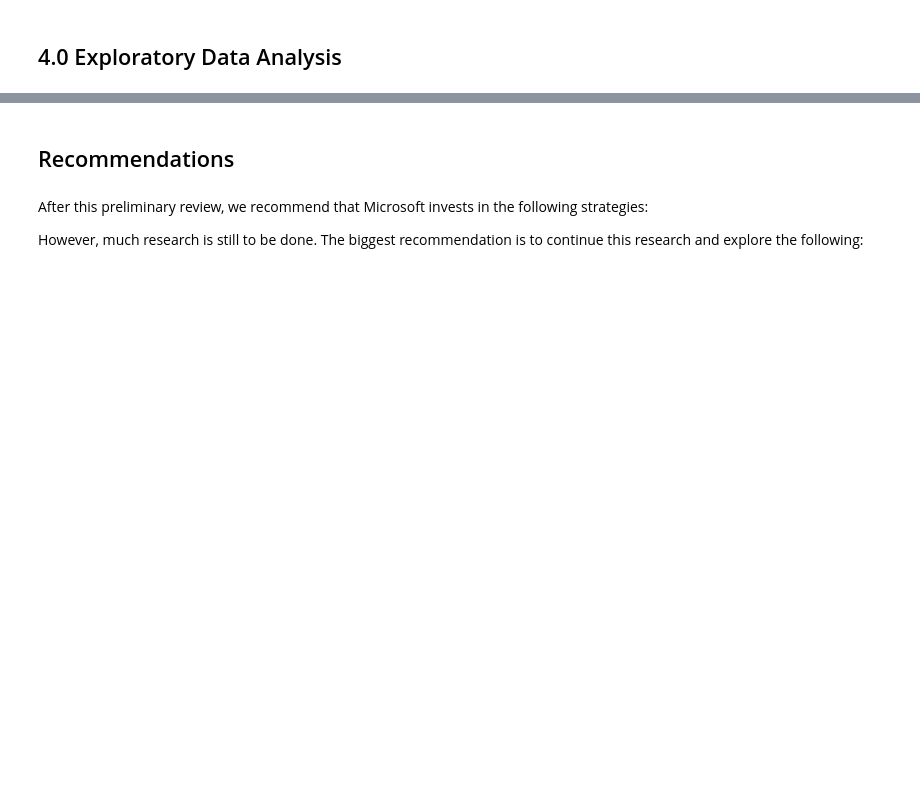
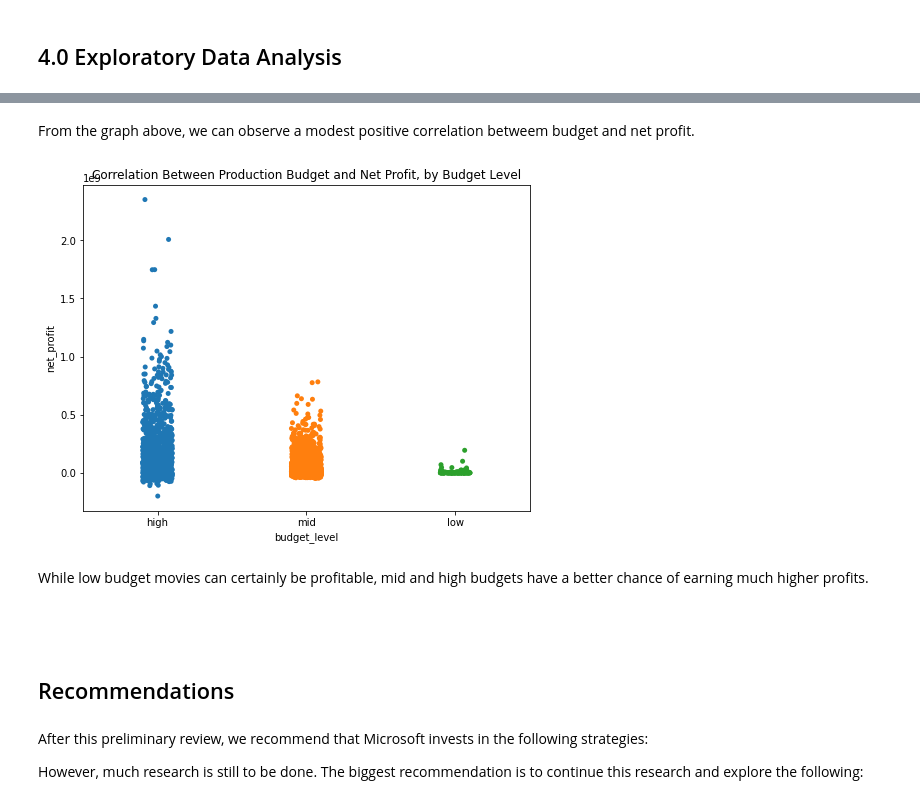
Before and after one commit to valentinav21/microsoft-movie-analysis, a Jupyter notebook: notebook.ipynb, the cells around one changed output, grey strips where cells are left out. Saved outputs shown, nothing was run; the diff lists cells and outputs as text; code cells hidden in the pictures; blank space fills up the shorter version.

```diff
--- a/notebook.ipynb
+++ b/notebook.ipynb
@@ -658,3 +651,20 @@ First, lets examine what correlation, if any, does profit have with budget and R
+# %% [markdown]
+From the graph above, we can observe a modest positive correlation betweem budget and net profit.
+# %%
+# Set the width and height
+plt.figure(figsize=(8,6))
+
+#Add title
+plt.title('Correlation Between Production Budget and Net Profit, by Budget Level')
+
+#Create plot
+sns.stripplot(x=numbers_df['budget_level'],y=numbers_df['net_profit']);
+# %% [output]
+[figure, added]
+# %% [markdown]
+While low budget movies can certainly be profitable, mid and high budgets have a better chance of earning much higher profits.
+# %% [markdown]
+###
 # %% [markdown]
 ## Recommendations
 # %% [markdown]
```
Also changed, not shown: parts of 17 cells of this notebook.
